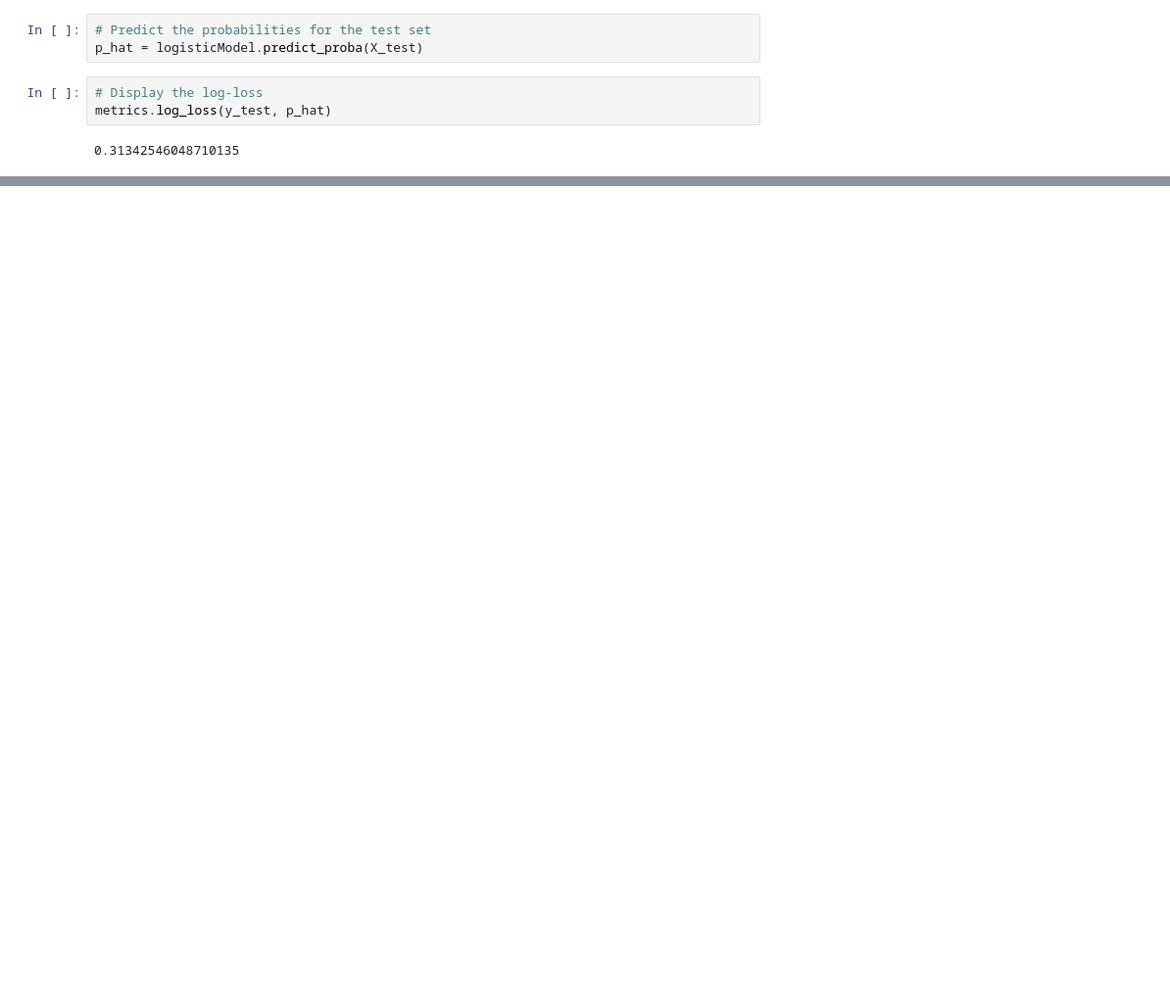
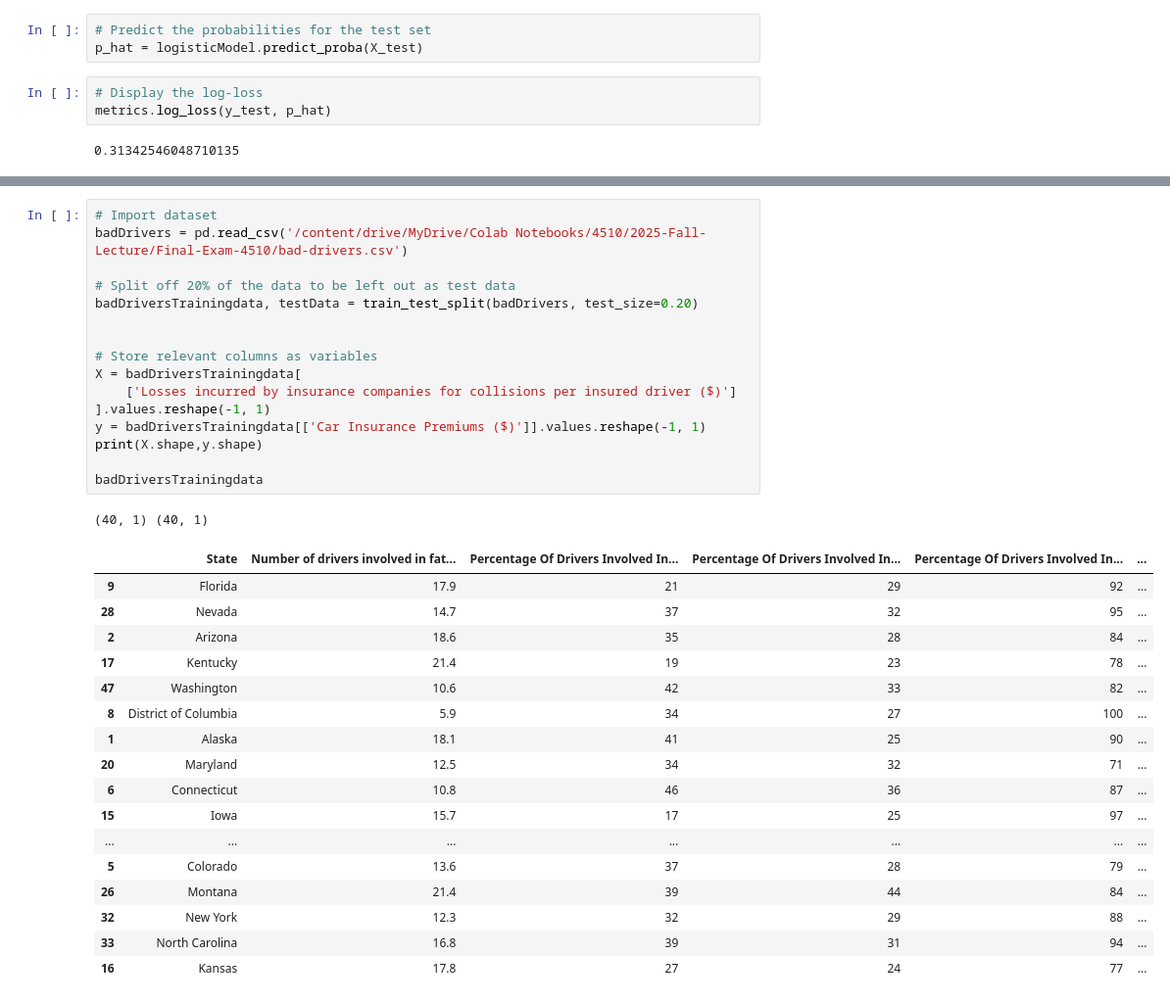
Before and after one commit to clearmindlearn/4510-Fall-2025, a Jupyter notebook: Final-Exam-4510/Final-Exam-4510.ipynb, the cells around one changed output, grey strips where cells are left out. Shown: that part at 98% size. Drawn from its saved outputs; the diff is of its cells as text; blank space fills up the shorter version.

```diff
--- a/Final-Exam-4510/Final-Exam-4510.ipynb
+++ b/Final-Exam-4510/Final-Exam-4510.ipynb
@@ -532,0 +702,35 @@ metrics.log_loss(y_test, p_hat)
+# %%
+# Import dataset
+badDrivers = pd.read_csv('/content/drive/MyDrive/Colab Notebooks/4510/2025-Fall-Lecture/Final-Exam-4510/bad-drivers.csv')
+
+# Split off 20% of the data to be left out as test data
+badDriversTrainingdata, testData = train_test_split(badDrivers, test_size=0.20)
+
+
+# Store relevant columns as variables
+X = badDriversTrainingdata[
+    ['Losses incurred by insurance companies for collisions per insured driver ($)']
+].values.reshape(-1, 1)
+y = badDriversTrainingdata[['Car Insurance Premiums ($)']].values.reshape(-1, 1)
+print(X.shape,y.shape)
+
+badDriversTrainingdata
+# %% [output]
+(40, 1) (40, 1)
+|  | State | Number of drivers involved in fat... | Percentage Of Drivers Involved In... | Percentage Of Drivers Involved In... | Percentage Of Drivers Involved In... | ... |
+| 9 | Florida | 17.9 | 21 | 29 | 92 | ... |
+| 28 | Nevada | 14.7 | 37 | 32 | 95 | ... |
+| 2 | Arizona | 18.6 | 35 | 28 | 84 | ... |
+| 17 | Kentucky | 21.4 | 19 | 23 | 78 | ... |
+| 47 | Washington | 10.6 | 42 | 33 | 82 | ... |
+| 8 | District of Columbia | 5.9 | 34 | 27 | 100 | ... |
+| 1 | Alaska | 18.1 | 41 | 25 | 90 | ... |
+| 20 | Maryland | 12.5 | 34 | 32 | 71 | ... |
+| 6 | Connecticut | 10.8 | 46 | 36 | 87 | ... |
+| 15 | Iowa | 15.7 | 17 | 25 | 97 | ... |
+| ... | ... | ... | ... | ... | ... | ... |
+| 5 | Colorado | 13.6 | 37 | 28 | 79 | ... |
+| 26 | Montana | 21.4 | 39 | 44 | 84 | ... |
+| 32 | New York | 12.3 | 32 | 29 | 88 | ... |
+| 33 | North Carolina | 16.8 | 39 | 31 | 94 | ... |
+| 16 | Kansas | 17.8 | 27 | 24 | 77 | ... |
```
Also changed, not shown: parts of 72 cells of this notebook, 3 other files.
